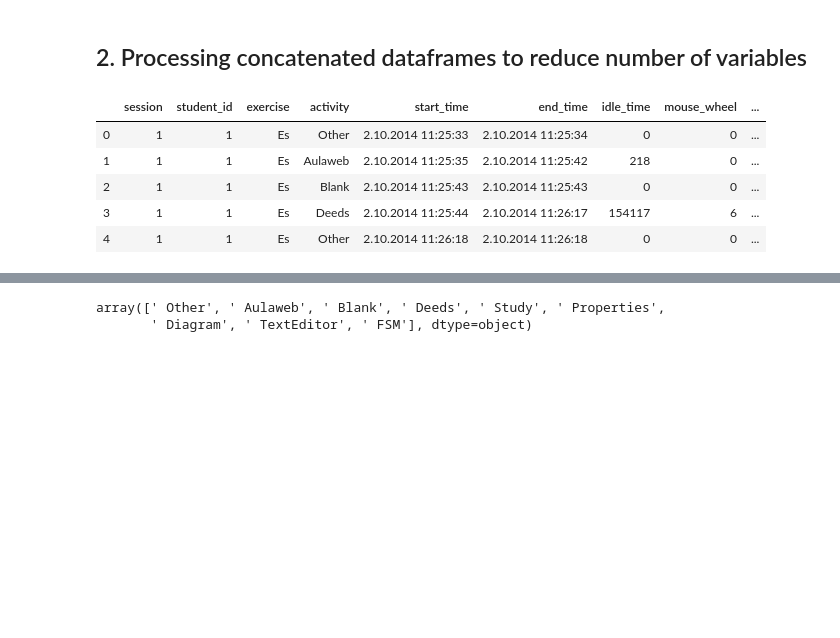
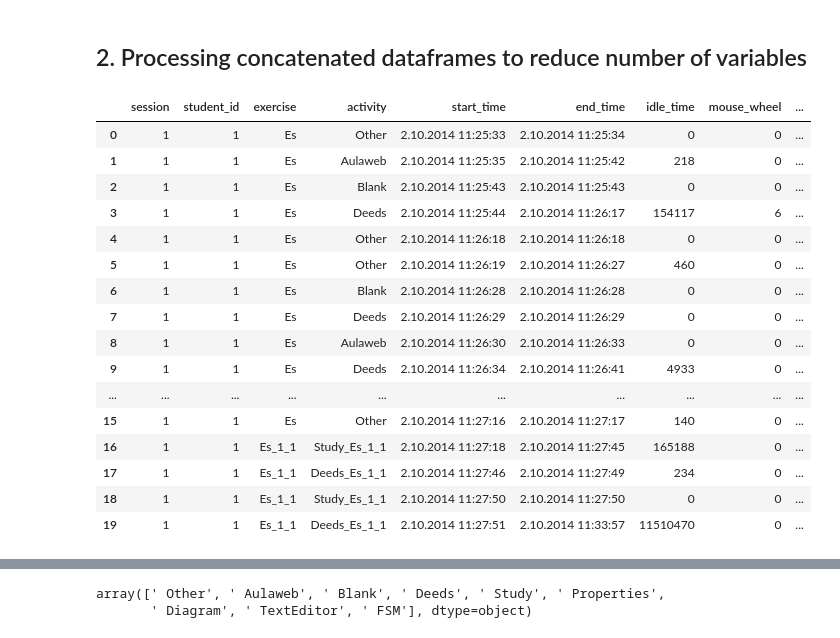
Before and after one commit to EPM-LearningAnalytics/epm, a Jupyter notebook: Analysis/Dataset_Prep_Meredith.ipynb, the cells around one changed output, grey strips where cells are left out. Saved outputs shown, nothing was run; the diff lists cells and outputs as text; code cells hidden in the pictures; blank space fills up the shorter version.

```diff
--- a/Analysis/Dataset_Prep_Meredith.ipynb
+++ b/Analysis/Dataset_Prep_Meredith.ipynb
@@ -101,14 +67,25 @@ log_raw.shape
 # %%
 # Sort values based on session and student_id
 log_raw = log_raw.sort_values(by=['session','student_id'])
-log_raw.head(5)
+log_raw.head(20)
 # %% [output]
 |  | session | student_id | exercise | activity | start_time | end_time | idle_time | mouse_wheel | ... |
 | 0 | 1 | 1 | Es | Other | 2.10.2014 11:25:33 | 2.10.2014 11:25:34 | 0 | 0 | ... |
 | 1 | 1 | 1 | Es | Aulaweb | 2.10.2014 11:25:35 | 2.10.2014 11:25:42 | 218 | 0 | ... |
 | 2 | 1 | 1 | Es | Blank | 2.10.2014 11:25:43 | 2.10.2014 11:25:43 | 0 | 0 | ... |
 | 3 | 1 | 1 | Es | Deeds | 2.10.2014 11:25:44 | 2.10.2014 11:26:17 | 154117 | 6 | ... |
 | 4 | 1 | 1 | Es | Other | 2.10.2014 11:26:18 | 2.10.2014 11:26:18 | 0 | 0 | ... |
+| 5 | 1 | 1 | Es | Other | 2.10.2014 11:26:19 | 2.10.2014 11:26:27 | 460 | 0 | ... |
+| 6 | 1 | 1 | Es | Blank | 2.10.2014 11:26:28 | 2.10.2014 11:26:28 | 0 | 0 | ... |
+| 7 | 1 | 1 | Es | Deeds | 2.10.2014 11:26:29 | 2.10.2014 11:26:29 | 0 | 0 | ... |
+| 8 | 1 | 1 | Es | Aulaweb | 2.10.2014 11:26:30 | 2.10.2014 11:26:33 | 0 | 0 | ... |
+| 9 | 1 | 1 | Es | Deeds | 2.10.2014 11:26:34 | 2.10.2014 11:26:41 | 4933 | 0 | ... |
+| ... | ... | ... | ... | ... | ... | ... | ... | ... | ... |
+| 15 | 1 | 1 | Es | Other | 2.10.2014 11:27:16 | 2.10.2014 11:27:17 | 140 | 0 | ... |
+| 16 | 1 | 1 | Es_1_1 | Study_Es_1_1 | 2.10.2014 11:27:18 | 2.10.2014 11:27:45 | 165188 | 0 | ... |
+| 17 | 1 | 1 | Es_1_1 | Deeds_Es_1_1 | 2.10.2014 11:27:46 | 2.10.2014 11:27:49 | 234 | 0 | ... |
+| 18 | 1 | 1 | Es_1_1 | Study_Es_1_1 | 2.10.2014 11:27:50 | 2.10.2014 11:27:50 | 0 | 0 | ... |
+| 19 | 1 | 1 | Es_1_1 | Deeds_Es_1_1 | 2.10.2014 11:27:51 | 2.10.2014 11:33:57 | 11510470 | 0 | ... |
 # %%
 # check unique values in activity column
 log_raw['activity'].unique()
```
Also changed, not shown: parts of 15 cells of this notebook, 1 other file.
